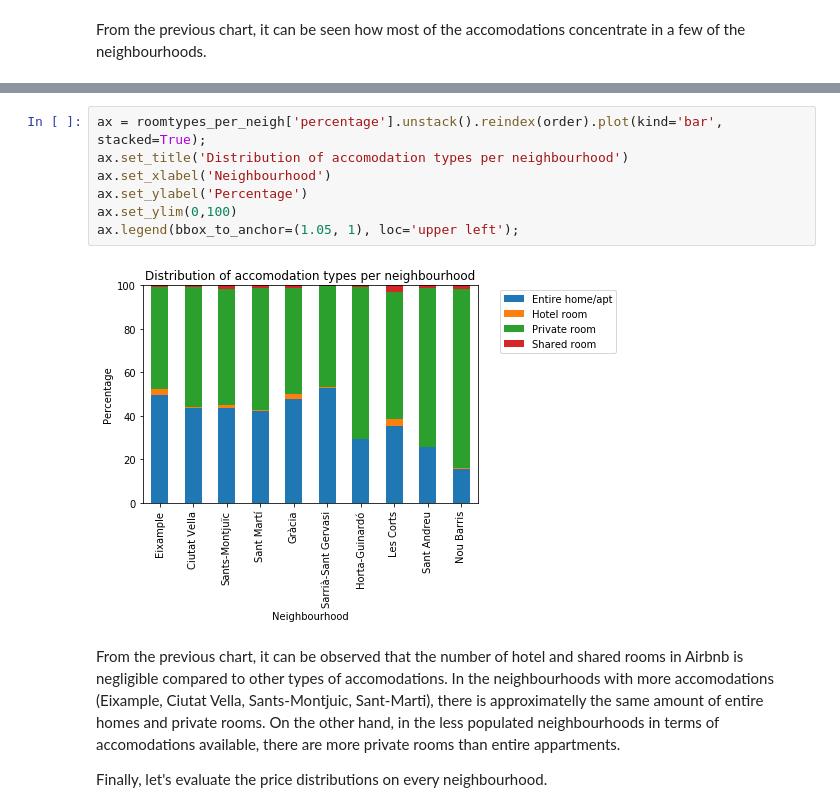
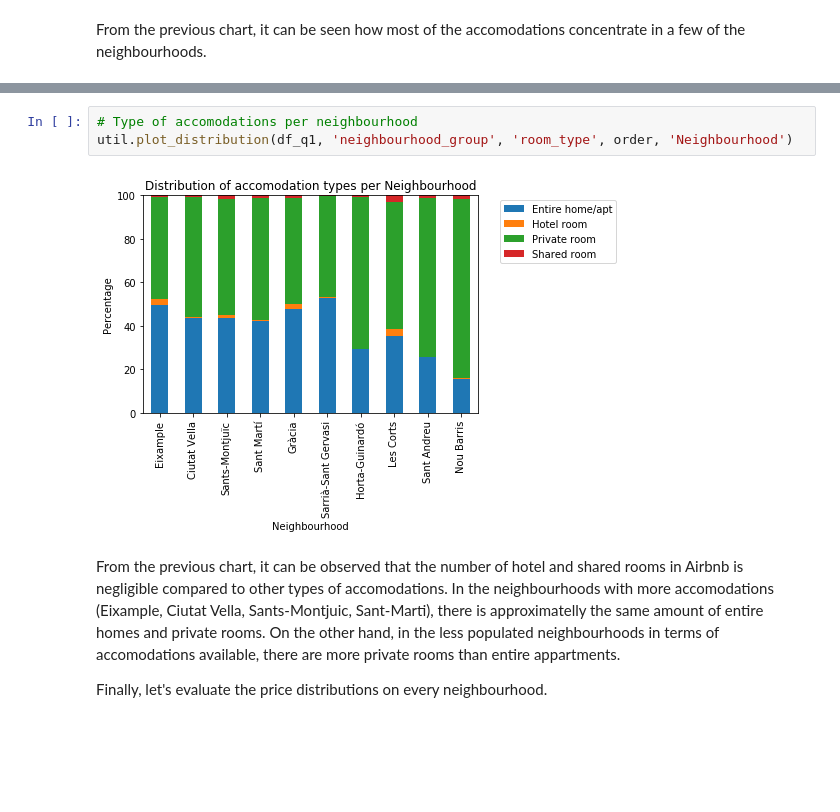
Before and after one commit to pablocosio/bcn_airbnb_data, a Jupyter notebook: analysis_BCN_Airbnb_data.ipynb, the cells around one changed output, grey strips where cells are left out. Cells and saved outputs as stored; diff of their text form; blank space fills up the shorter version.

```diff
--- a/analysis_BCN_Airbnb_data.ipynb
+++ b/analysis_BCN_Airbnb_data.ipynb
@@ -400,12 +373,8 @@ roomtypes_per_neigh
-# %%
-ax = roomtypes_per_neigh['percentage'].unstack().reindex(order).plot(kind='bar', stacked=True);
-ax.set_title('Distribution of accomodation types per neighbourhood')
-ax.set_xlabel('Neighbourhood')
-ax.set_ylabel('Percentage')
-ax.set_ylim(0,100)
-ax.legend(bbox_to_anchor=(1.05, 1), loc='upper left');
-# %% [output]
-[figure, removed]
+# %%
+# Type of accomodations per neighbourhood
+util.plot_distribution(df_q1, 'neighbourhood_group', 'room_type', order, 'Neighbourhood')
+# %% [output]
+[figure, added]
 # %% [markdown]
 From the previous chart, it can be observed that the number of hotel and shared rooms in Airbnb is negligible compared to other types of accomodations. In the neighbourhoods with more accomodations (Eixample, Ciutat Vella, Sants-Montjuic, Sant-Marti), there is approximatelly the same amount of entire homes and private rooms. On the other hand, in the less populated neighbourhoods in terms of accomodations available, there are more private rooms than entire appartments.
 
```
Also changed, not shown: parts of 22 cells of this notebook, 3 other files.
